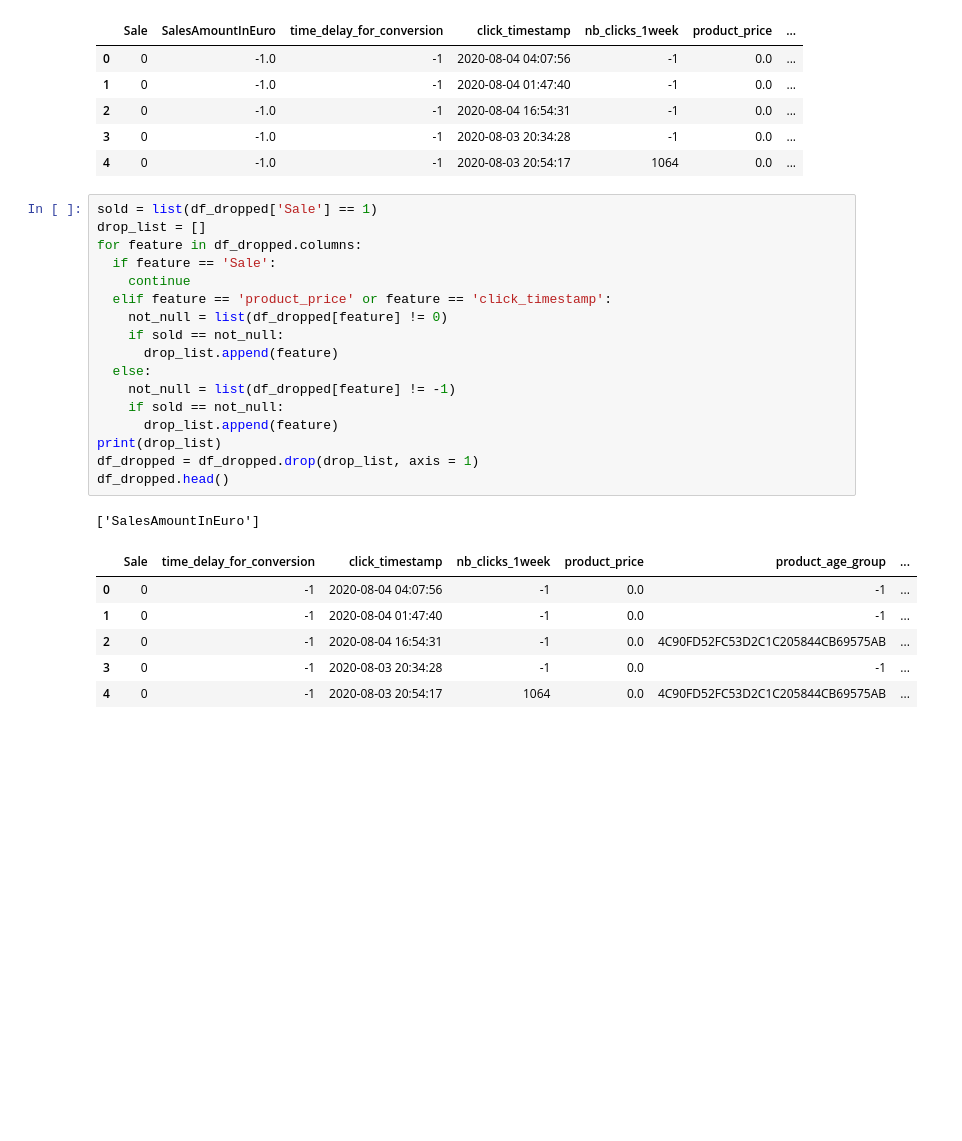
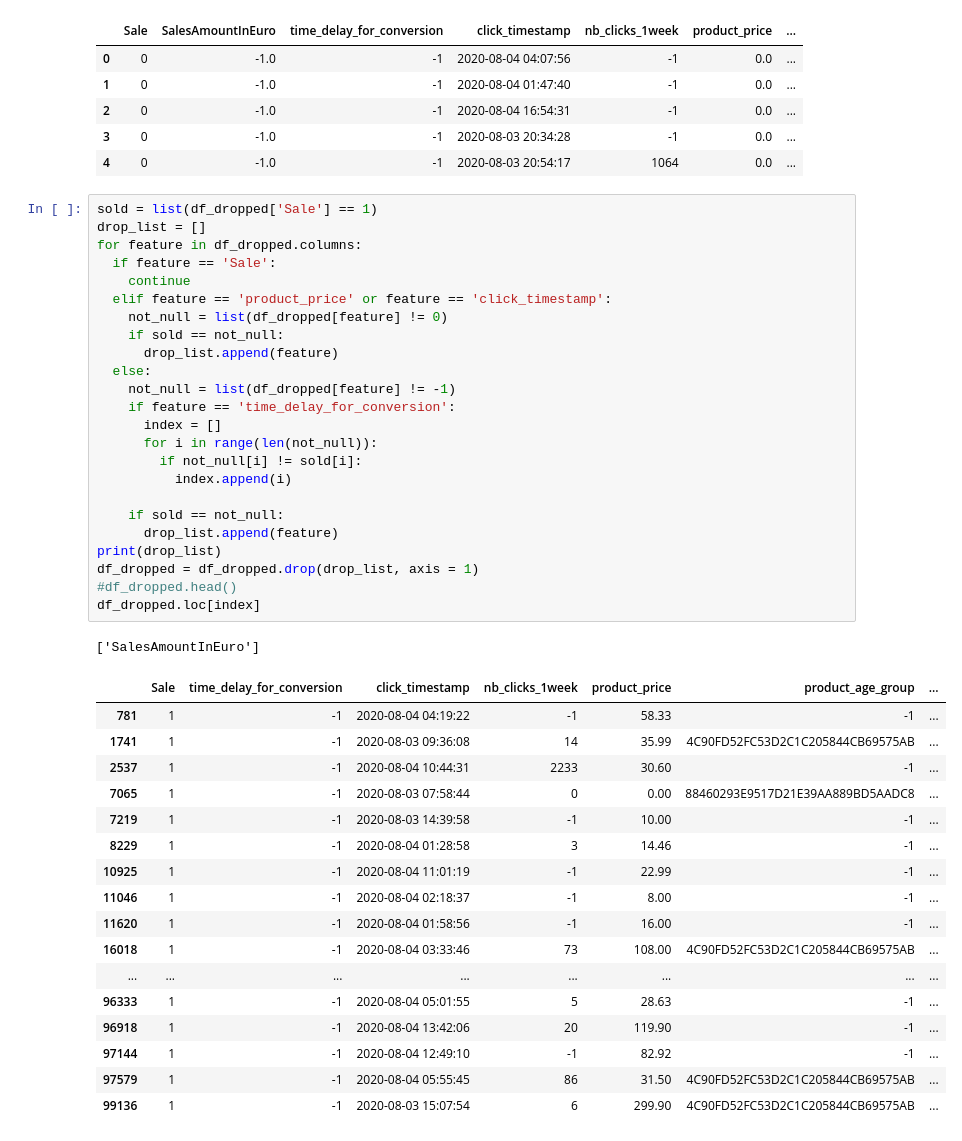
Before and after one commit to samousavizade/Criteo-recommender, a Jupyter notebook: ML_Project.ipynb, the cells around one changed output. Saved outputs shown, nothing was run; the diff lists cells and outputs as text; blank space fills up the shorter version.

```diff
--- a/ML_Project.ipynb
+++ b/ML_Project.ipynb
@@ -133,25 +133,43 @@ df_dropped.head()
 # %%
 sold = list(df_dropped['Sale'] == 1)
 drop_list = []
 for feature in df_dropped.columns:
   if feature == 'Sale':
     continue
   elif feature == 'product_price' or feature == 'click_timestamp':
     not_null = list(df_dropped[feature] != 0)
     if sold == not_null:
       drop_list.append(feature)
   else:
     not_null = list(df_dropped[feature] != -1)
+    if feature == 'time_delay_for_conversion':
+      index = []
+      for i in range(len(not_null)):
+        if not_null[i] != sold[i]:
+          index.append(i)
+
     if sold == not_null:
       drop_list.append(feature)
 print(drop_list)
 df_dropped = df_dropped.drop(drop_list, axis = 1)
-df_dropped.head()
+#df_dropped.head()
+df_dropped.loc[index]
 # %% [output]
 ['SalesAmountInEuro']
 |  | Sale | time_delay_for_conversion | click_timestamp | nb_clicks_1week | product_price | product_age_group | ... |
-| 0 | 0 | -1 | 2020-08-04 04:07:56 | -1 | 0.0 | -1 | ... |
-| 1 | 0 | -1 | 2020-08-04 01:47:40 | -1 | 0.0 | -1 | ... |
-| 2 | 0 | -1 | 2020-08-04 16:54:31 | -1 | 0.0 | 4C90FD52FC53D2C1C205844CB69575AB | ... |
-| 3 | 0 | -1 | 2020-08-03 20:34:28 | -1 | 0.0 | -1 | ... |
-| 4 | 0 | -1 | 2020-08-03 20:54:17 | 1064 | 0.0 | 4C90FD52FC53D2C1C205844CB69575AB | ... |
+| 781 | 1 | -1 | 2020-08-04 04:19:22 | -1 | 58.33 | -1 | ... |
+| 1741 | 1 | -1 | 2020-08-03 09:36:08 | 14 | 35.99 | 4C90FD52FC53D2C1C205844CB69575AB | ... |
+| 2537 | 1 | -1 | 2020-08-04 10:44:31 | 2233 | 30.60 | -1 | ... |
+| 7065 | 1 | -1 | 2020-08-03 07:58:44 | 0 | 0.00 | 88460293E9517D21E39AA889BD5AADC8 | ... |
+| 7219 | 1 | -1 | 2020-08-03 14:39:58 | -1 | 10.00 | -1 | ... |
+| 8229 | 1 | -1 | 2020-08-04 01:28:58 | 3 | 14.46 | -1 | ... |
+| 10925 | 1 | -1 | 2020-08-04 11:01:19 | -1 | 22.99 | -1 | ... |
+| 11046 | 1 | -1 | 2020-08-04 02:18:37 | -1 | 8.00 | -1 | ... |
+| 11620 | 1 | -1 | 2020-08-04 01:58:56 | -1 | 16.00 | -1 | ... |
+| 16018 | 1 | -1 | 2020-08-04 03:33:46 | 73 | 108.00 | 4C90FD52FC53D2C1C205844CB69575AB | ... |
+| ... | ... | ... | ... | ... | ... | ... | ... |
+| 96333 | 1 | -1 | 2020-08-04 05:01:55 | 5 | 28.63 | -1 | ... |
+| 96918 | 1 | -1 | 2020-08-04 13:42:06 | 20 | 119.90 | -1 | ... |
+| 97144 | 1 | -1 | 2020-08-04 12:49:10 | -1 | 82.92 | -1 | ... |
+| 97579 | 1 | -1 | 2020-08-04 05:55:45 | 86 | 31.50 | 4C90FD52FC53D2C1C205844CB69575AB | ... |
+| 99136 | 1 | -1 | 2020-08-03 15:07:54 | 6 | 299.90 | 4C90FD52FC53D2C1C205844CB69575AB | ... |
```
Also changed, not shown: parts of 1 cell of this notebook.
